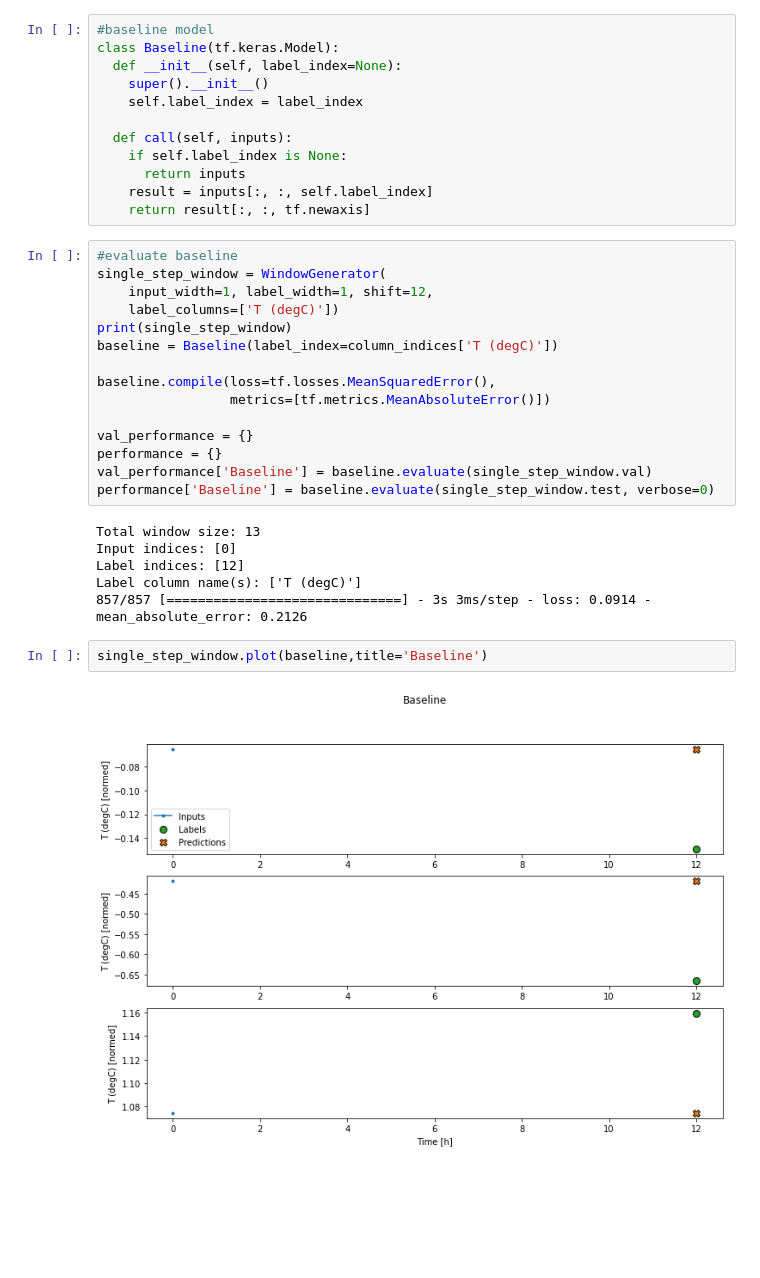
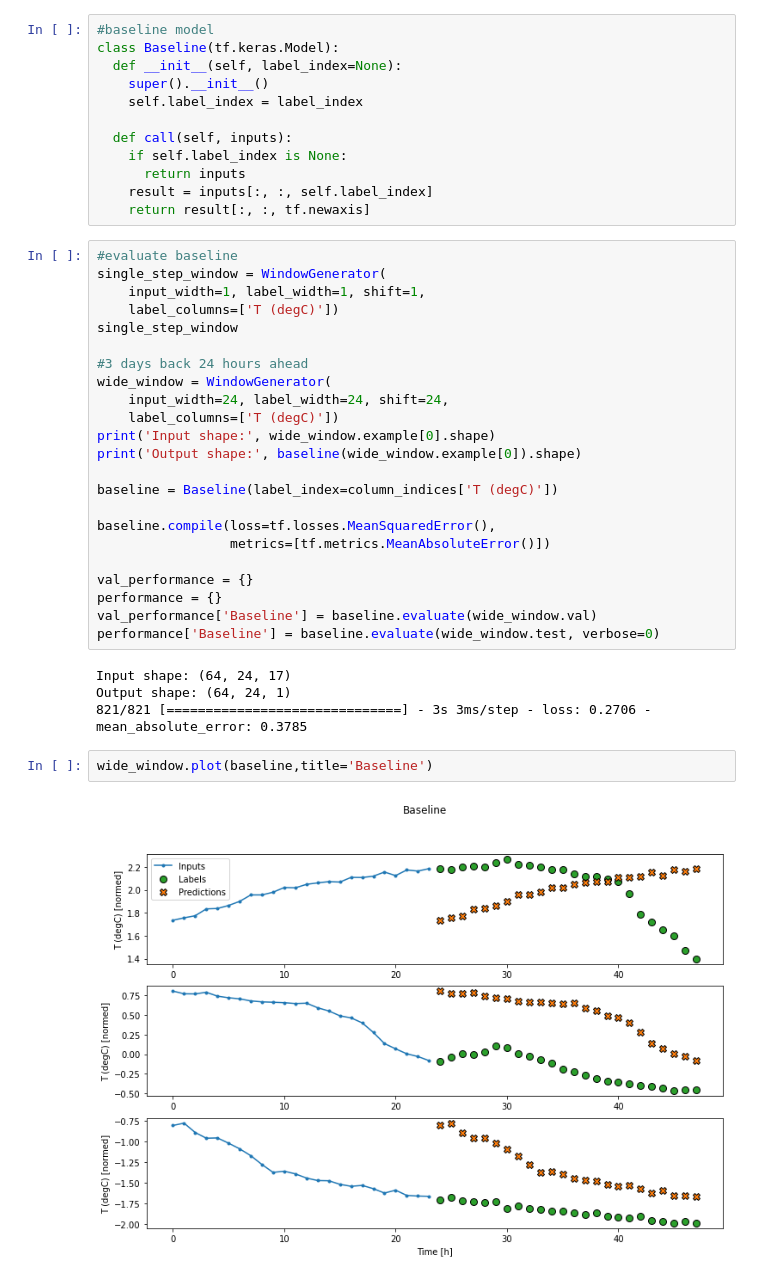
Before and after one commit to BriannaStan/Columbia_Machine_Learning, a Jupyter notebook: Project/temperature-LSTM.ipynb, the cells around one changed output. Drawn from its saved outputs; the diff is of its cells as text; blank space fills up the shorter version.

```diff
--- a/Project/temperature-LSTM.ipynb
+++ b/Project/temperature-LSTM.ipynb
@@ -368,9 +368,17 @@ class Baseline(tf.keras.Model):
 # %%
 #evaluate baseline
 single_step_window = WindowGenerator(
-    input_width=1, label_width=1, shift=12,
+    input_width=1, label_width=1, shift=1,
     label_columns=['T (degC)'])
-print(single_step_window)
+single_step_window
+
+#3 days back 24 hours ahead
+wide_window = WindowGenerator(
+    input_width=24, label_width=24, shift=24,
+    label_columns=['T (degC)'])
+print('Input shape:', wide_window.example[0].shape)
+print('Output shape:', baseline(wide_window.example[0]).shape)
+
 baseline = Baseline(label_index=column_indices['T (degC)'])
 
 baseline.compile(loss=tf.losses.MeanSquaredError(),
@@ -378,15 +386,13 @@ baseline.compile(loss=tf.losses.MeanSquaredError(),
 
 val_performance = {}
 performance = {}
-val_performance['Baseline'] = baseline.evaluate(single_step_window.val)
-performance['Baseline'] = baseline.evaluate(single_step_window.test, verbose=0)
+val_performance['Baseline'] = baseline.evaluate(wide_window.val)
+performance['Baseline'] = baseline.evaluate(wide_window.test, verbose=0)
 # %% [output]
-Total window size: 13
-Input indices: [0]
-Label indices: [12]
-Label column name(s): ['T (degC)']
-857/857 [==============================] - 3s 3ms/step - loss: 0.0914 - mean_absolute_error: 0.2126
+Input shape: (64, 24, 17)
+Output shape: (64, 24, 1)
+821/821 [==============================] - 3s 3ms/step - loss: 0.2706 - mean_absolute_error: 0.3785
 # %%
-single_step_window.plot(baseline,title='Baseline')
+wide_window.plot(baseline,title='Baseline')
 # %% [output]
-[figure, old version]
+[figure, new version]
```
Also changed, not shown: parts of 14 cells of this notebook.
